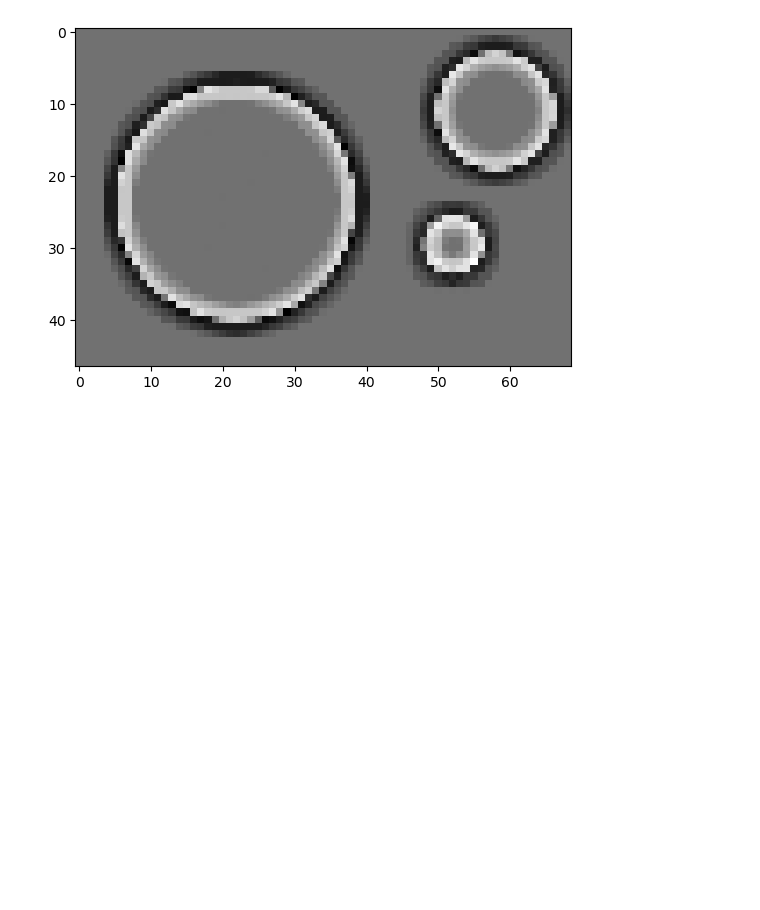
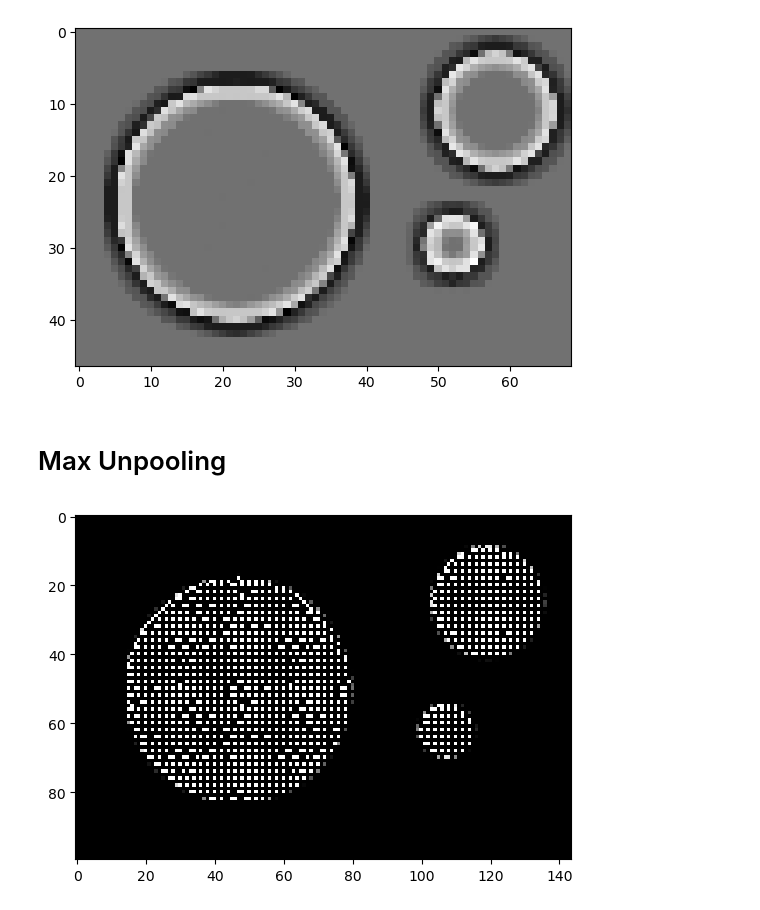
Before and after one commit to chFleschutz/computer-vision, a Jupyter notebook: down-up-sampling.ipynb, the cells around one changed output. Saved outputs shown, nothing was run; the diff lists cells and outputs as text; code cells hidden in the pictures; blank space fills up the shorter version.

```diff
--- a/down-up-sampling.ipynb
+++ b/down-up-sampling.ipynb
@@ -57,3 +57,13 @@ plt.imshow(downscaled_2[0].detach().numpy(), cmap='gray')
 plt.show()
 # %% [output]
 [figure]
+# %% [markdown]
+# Max Unpooling
+# %%
+upsample_1_maxunpool = nn.MaxUnpool2d(2, stride=2, padding=0)
+upscaled_1 = upsample_1_maxunpool(downscaled_1, indices_1)
+
+plt.imshow(upscaled_1[0], cmap='gray')
+plt.show()
+# %% [output]
+[figure, added]
```
Also changed, not shown: parts of 1 cell of this notebook, 3 other files.
